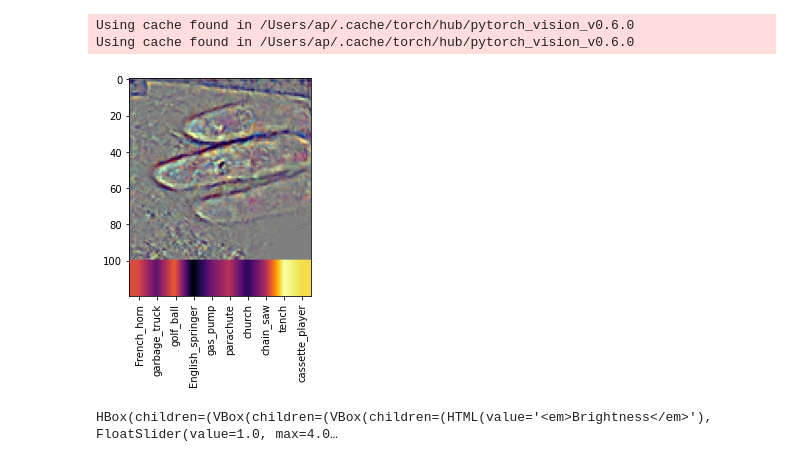
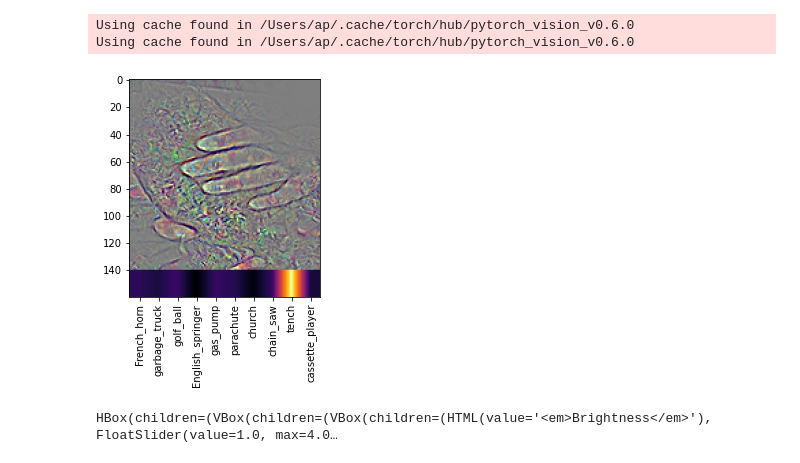
Before and after one commit to apstuff/augmentation-impact, a Jupyter notebook: notebooks/augmentation_control.ipynb, the cells around one changed output. Cells and saved outputs as stored; diff of their text form; code cells hidden in the pictures.

```diff
--- a/notebooks/augmentation_control.ipynb
+++ b/notebooks/augmentation_control.ipynb
@@ -108,8 +108,7 @@ class MyImg():
         self.img = img.copy()
         self.out_img = img.copy()
         self.x_orig = transforms.ToTensor()(img).unsqueeze(0)
-        self.x = transforms.ToTensor()(img).unsqueeze(0)
-        self.x = self.x.cuda() if cuda else self.x
+        self.x_orig = self.x_orig.cuda() if cuda else self.x_orig
         self.model = model.cuda() if cuda else model
         self.get_model_act = get_model_act
         self.images = []
@@ -119,10 +118,11 @@ class MyImg():
         self.normalize = normalize if normalize is not None else lambda x: x
         self.cuda = cuda
 
-    def reset(self):
+    def reset(self,new_img=None):
+        self.img_orig = new_img if new_img is not None else self.img_orig
         self.img = self.img_orig.copy()
-        self.x = self.x_orig # does this work without some kind of copy ? in tfms() it seems to work
-        self.x = self.x.cuda() if self.cuda else self.x
+        self.x_orig = transforms.ToTensor()(new_img).unsqueeze(0) if new_img is not None else self.x_orig
+        self.x_orig = self.x_orig.cuda() if self.cuda else self.x_orig
         self.images = []
         self.activations = []
 
@@ -150,7 +150,7 @@ class MyImg():
         return TF.rotate(self.x,angle=angle)
 
     def tfms(self, brightness=None, crop_size=None, highlight_act=None, rotate_ang=None, show=True, **args):
-        self.x = self.x_orig.cuda() if self.cuda else self.x_orig
+        self.x = self.x_orig
         # first run all augmentation methods
         # adjust brightness
         if brightness is not None:
@@ -226,35 +226,35 @@ class MyImg():
 
         # combine transformed images and their layer activations
         img_comb = np.vstack([img, arr_to_img(imresize(out,shape), 'inferno') ])
         return img_comb
 
     def create_gif(self,path):
         # to make flatten activation better visible, the images will be streched by a factor of 20 and the width is adapted to the original image width
         w,h,d = self.images[0].shape
         transform_act = lambda x: arr_to_img(imresize(x,(20,w)), 'inferno')
 
         # combine sequence of transformed images and their layer activations
         imgs_combs = [ np.vstack([arr_to_img(img).resize((w,h)), transform_act(act) ]) for img, act in zip(self.images,self.activations)  ]
 
         # transform to images, add backward loop and store as gif
         first_img, *imgs = [ pilImage.fromarray( img ) for img in imgs_combs]
         imgs += [img for img in imgs[::-1]]
         first_img.save(fp=path, format='GIF', append_images=imgs, save_all=True, duration=100, loop=0)
 
 
 normalize = transforms.Normalize(mean=[0.485, 0.456, 0.406],
                                  std=[0.229, 0.224, 0.225])
 size = 160
 img = PILImage.create(fname).resize((size,size))
 myimg = MyImg(img,
               model,
               cuda=False,
               get_model_act=True,
               restrict_classes={i:classes[i][1] for i in my_classes},
               normalize=normalize)
-myimg.tfms(crop_size=100,highlight_act='gradcam',perspective_w=180,perspective_h=180,perspective_d=20,erase_w=10,erase_h=10,rotate_ang=90)
+myimg.tfms(crop_size=140,highlight_act='gradcam',perspective_w=180,perspective_h=180,perspective_d=20,erase_w=10,erase_h=10,rotate_ang=90)
 # %% [output]
-[figure, old version]
+[figure, new version]
 # %%
 #import cProfile
 #cProfile.run('myimg.tfms(crop_size=120)',sort='cumtime')
```
Also changed, not shown: parts of 2 cells of this notebook, 1 other file.
